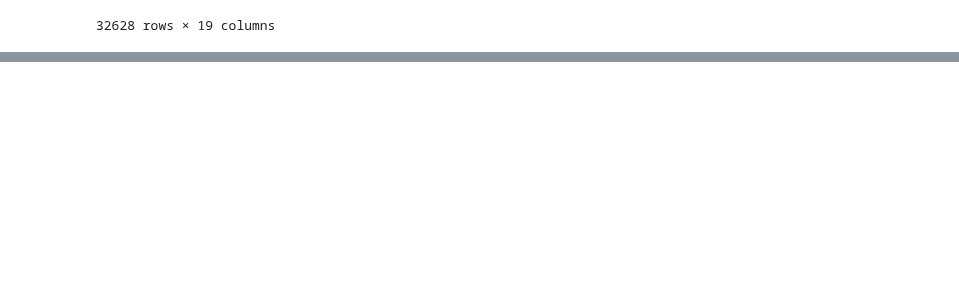
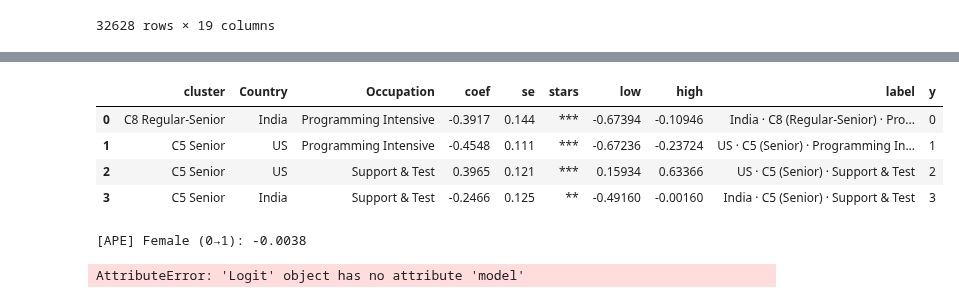
Before and after one commit to sdaza/Sequenzo, a Jupyter notebook: original_datasets_and_cleaning/qiqi/250814_multidomain/250814.ipynb, the cells around one changed output, grey strips where cells are left out. Drawn from its saved outputs; the diff is of its cells as text; code cells hidden in the pictures; blank space fills up the shorter version.

```diff
--- a/original_datasets_and_cleaning/qiqi/250814_multidomain/250814.ipynb
+++ b/original_datasets_and_cleaning/qiqi/250814_multidomain/250814.ipynb
@@ -690,0 +1403,52 @@ seniority_df.to_csv("/Users/lei/Documents/Sequenzo_all_folders/sequenzo_local/te
+# %%
+df
+# %% [output]
+|  | cluster | Country | Occupation | coef | se | stars | low | high | label | y |
+| 0 | C8 Regular-Senior | India | Programming Intensive | -0.3917 | 0.144 | *** | -0.67394 | -0.10946 | India · C8 (Regular-Senior) · Pro... | 0 |
+| 1 | C5 Senior | US | Programming Intensive | -0.4548 | 0.111 | *** | -0.67236 | -0.23724 | US · C5 (Senior) · Programming In... | 1 |
+| 2 | C5 Senior | US | Support & Test | 0.3965 | 0.121 | *** | 0.15934 | 0.63366 | US · C5 (Senior) · Support & Test | 2 |
+| 3 | C5 Senior | India | Support & Test | -0.2466 | 0.125 | ** | -0.49160 | -0.00160 | India · C5 (Senior) · Support & Test | 3 |
+# %%
+import numpy as np
+
+# ---- 平均离散边际效应 ----
+def predict_prob(beta, X):
+    return 1.0 / (1.0 + np.exp(-(X @ beta)))
+
+def ape_female(beta, X, colnames):
+    if "C(gender_female)[T.True]" not in colnames:
+        raise RuntimeError("gender dummy not found in design matrix.")
+    gidx = colnames.index("C(gender_female)[T.True]")
+    X0 = X.copy()
+    X1 = X.copy()
+    X0[:, gidx] = 0.0
+    X1[:, gidx] = 1.0
+    p0 = predict_prob(beta, X0)
+    p1 = predict_prob(beta, X1)
+    return float(np.mean(p1 - p0))
+
+ape = ape_female(beta, X, colnames)
+print(f"[APE] Female (0→1): {ape:.4f}")
+
+# ---- Bootstrap 置信区间 ----
+import pandas as pd
+from statsmodels.formula.api import logit
+
+def bootstrap_ape_firth(data, formula, B=500, seed=2025):
+    rng = np.random.default_rng(seed)
+    apes = []
+    n = len(data)
+    for _ in range(B):
+        d = data.iloc[rng.integers(0, n, n)]
+        y_b, X_b = logit(formula, data=d).model.endog, logit(formula, data=d).exog
+        beta_b, _, _, _ = firth_logit(X_b, y_b, max_iter=200, tol=1e-8, verbose=False)
+        colnames_b = logit(formula, data=d).model.exog_names
+        apes.append(ape_female(beta_b, X_b, colnames_b))
+    lo, hi = np.percentile(apes, [2.5, 97.5])
+    return np.mean(apes), lo, hi
+
+ape_mean, ape_lo, ape_hi = bootstrap_ape_firth(cluster_df, formula, B=500)
+print(f"[APE Bootstrap] mean={ape_mean:.4f}, 95% CI=[{ape_lo:.4f}, {ape_hi:.4f}]")
+# %% [output]
+[APE] Female (0→1): -0.0038
+AttributeError: 'Logit' object has no attribute 'model'
```
Also changed, not shown: parts of 12 cells of this notebook, 15 other files.
